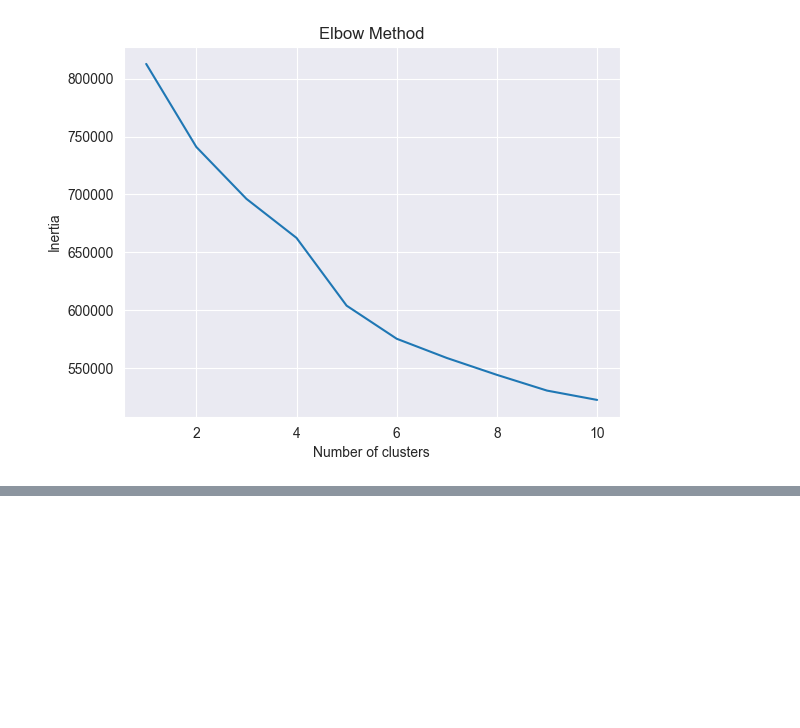
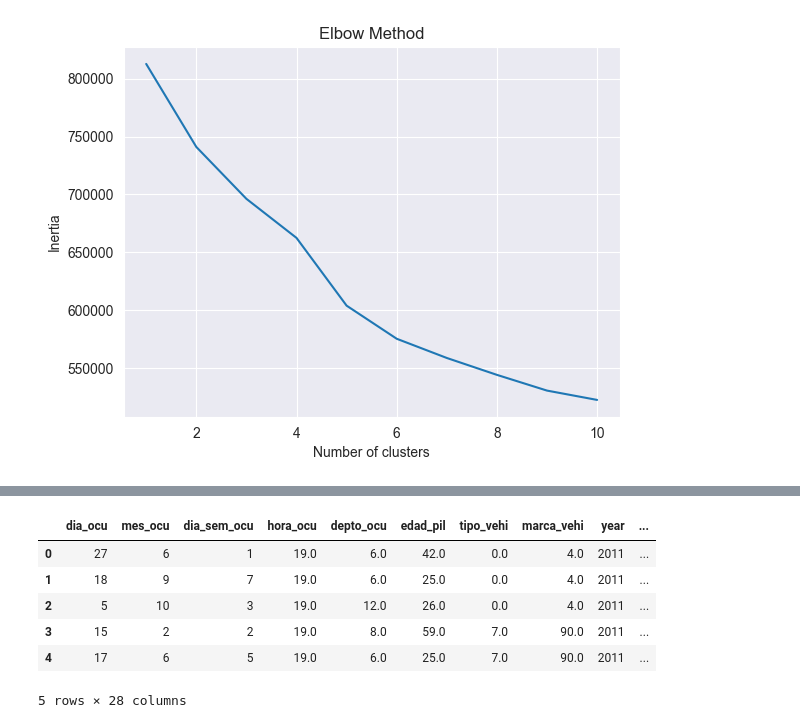
Before and after one commit to FranzCastillo/DM-Car-Incidents-in-GT-Analysis, a Jupyter notebook: Analysis.ipynb, the cells around one changed output, grey strips where cells are left out. Drawn from its saved outputs; the diff is of its cells as text; code cells hidden in the pictures; blank space fills up the shorter version.

```diff
--- a/Analysis.ipynb
+++ b/Analysis.ipynb
@@ -467,0 +497,10 @@ plt.show()
+# %%
+df.head()
+# %% [output]
+|  | dia_ocu | mes_ocu | dia_sem_ocu | hora_ocu | depto_ocu | edad_pil | tipo_vehi | marca_vehi | year | ... |
+| 0 | 27 | 6 | 1 | 19.0 | 6.0 | 42.0 | 0.0 | 4.0 | 2011 | ... |
+| 1 | 18 | 9 | 7 | 19.0 | 6.0 | 25.0 | 0.0 | 4.0 | 2011 | ... |
+| 2 | 5 | 10 | 3 | 19.0 | 12.0 | 26.0 | 0.0 | 4.0 | 2011 | ... |
+| 3 | 15 | 2 | 2 | 19.0 | 8.0 | 59.0 | 7.0 | 90.0 | 2011 | ... |
+| 4 | 17 | 6 | 5 | 19.0 | 6.0 | 25.0 | 7.0 | 90.0 | 2011 | ... |
+5 rows × 28 columns
```
Also changed, not shown: parts of 7 cells of this notebook.
